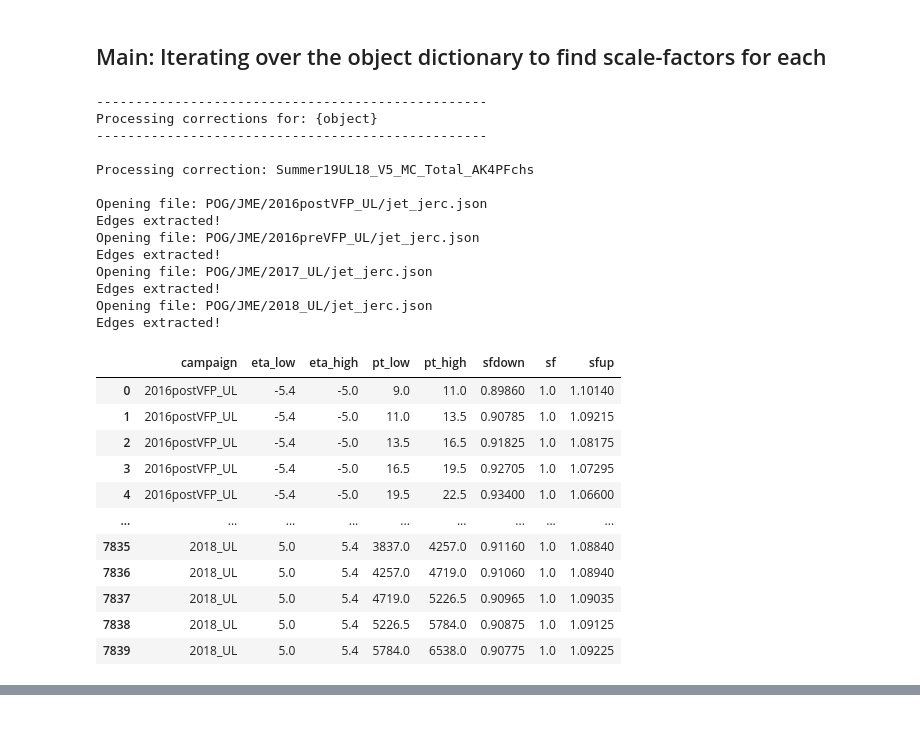
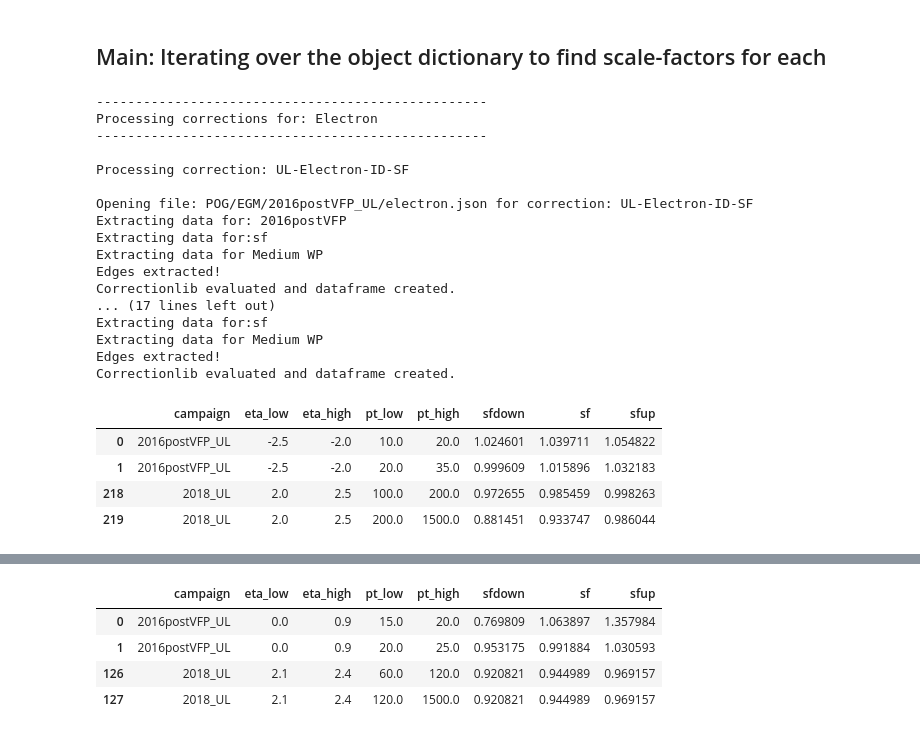
Before and after one commit to phazarik/correctionlib-to-text, a Jupyter notebook: extractCorrectionlibScaleFactors.ipynb, the cells around one changed output, grey strips where cells are left out. Drawn from its saved outputs; the diff is of its cells as text; code cells hidden in the pictures.

Commit message:
JER-JEC,pTres, bJet corrections added. Working version.

```diff
--- a/extractCorrectionlibScaleFactors.ipynb
+++ b/extractCorrectionlibScaleFactors.ipynb
@@ -258,11 +446,13 @@ Function for jets loaded.
 # %% [markdown]
 ## Main: Iterating over the object dictionary to find scale-factors for each
 # %%
+%%time
+
 for obj, val in objectdict.items():
 
-    if obj != 'Jet-JER': continue ### For testing purposes
+    #if obj not in ['bJet']: continue ### For testing purposes
 
-    print(f'\n'+'-'*50+'\n\033[032mProcessing corrections for: {object}\033[0m\n'+'-'*50)
+    print(f'\n'+'-'*50+f'\n\033[032mProcessing corrections for: {obj}\033[0m\n'+'-'*50)
     basedir = val['basedir']
     outdir = val['outdir']
     os.makedirs(outdir, exist_ok=True)
@@ -281,64 +471,77 @@ for obj, val in objectdict.items():
 
         data = []
         for filename, campaign in files:
-            print(f'Opening file: {filename}')
+            print(f'Opening file: {filename} for correction: {correction}')
             if obj == 'Electron': extracted_data = parse_electron_sf(filename, correction, campaign)
-            if obj == 'Muon':     extracted_data = parse_muon_sf(filename, correction, campaign)
-            if obj == 'Jet-JER':
+            elif obj == 'Muon':   extracted_data = parse_muon_sf(filename, correction, campaign)
+            elif obj == 'bJet':   extracted_data = parse_bjet_eff(filename, correction, campaign)
+            elif obj =='Jet-JEC':
                 if correction == 'Summer19UL18_V5_MC_Total_AK4PFchs':
                     if   '2016preVFP'  in campaign: correction = 'Summer19UL16APV_V7_MC_Total_AK4PFchs'
                     elif '2016postVFP' in campaign: correction = 'Summer19UL16_V7_MC_Total_AK4PFchs'
                     elif '2017'        in campaign: correction = 'Summer19UL17_V5_MC_Total_AK4PFchs'
-                #print(campaign, '\t', correction)
-                extracted_data = parse_jet_jer_sf(filename, correction, campaign)
+                    extracted_data = parse_jet_jec_sf(filename, correction, campaign)
                 correction = 'Summer19UL18_V5_MC_Total_AK4PFchs' ### return to previous so that this loop can happen again.
+            elif obj == 'Jet-JER':
+                if correction == 'Summer19UL18_JRV2_MC_ScaleFactor_AK4PFchs':
+                    if   '2016preVFP'  in campaign: correction = 'Summer20UL16APV_JRV3_MC_ScaleFactor_AK4PFchs'
+                    elif '2016postVFP' in campaign: correction = 'Summer20UL16_JRV3_MC_ScaleFactor_AK4PFchs'
+                    elif '2017'        in campaign: correction = 'Summer19UL17_JRV2_MC_ScaleFactor_AK4PFchs'
+                    extracted_data = parse_jet_jer_sf(filename, correction, campaign)
+                correction = 'Summer19UL18_JRV2_MC_ScaleFactor_AK4PFchs'  ### return to previous so that this loop can happen again.
+            elif obj == 'Jet-pT':
+                if correction == 'Summer19UL18_JRV2_MC_PtResolution_AK4PFchs':
+                    if   '2016preVFP'  in campaign: correction = 'Summer20UL16APV_JRV3_MC_PtResolution_AK4PFchs'
+                    elif '2016postVFP' in campaign: correction = 'Summer20UL16_JRV3_MC_PtResolution_AK4PFchs'
+                    elif '2017'        in campaign: correction = 'Summer19UL17_JRV2_MC_PtResolution_AK4PFchs'
+                    extracted_data = parse_jet_ptres_sf(filename, correction, campaign)
+                correction = 'Summer19UL18_JRV2_MC_PtResolution_AK4PFchs' ### return to previous so that this loop can happen again.
+
             data.append(extracted_data)
 
         data = pd.concat(data, ignore_index=True)
         columns_to_round = ['sfdown', 'sf', 'sfup']
+        existing_columns = [col for col in columns_to_round if col in data.columns]  ### Filter existing columns
         if data.empty:
-            print('\033[31mDataframe empty. Skipping this.\033[0m')
+            warning(f'Dataframe empty. Skipping correction: {correction}')
             continue
-
-        data[columns_to_round] = data[columns_to_round].round(6)
-        display(data)
+        data[existing_columns] = data[existing_columns].round(6)
+        display(pd.concat([data.head(2), data.tail(2)]))
 
         outfile = os.path.join(val['outdir'], output_filename)
         with open(outfile, 'w') as f:
             for index, row in data.iterrows():
                 ### Text formatting:
                 formatted_row = ""
                 for i, column in enumerate(data.columns):
                     if i == 0:                       formatted_row += f"{str(row[column]):<20}"
                     elif column in columns_to_round: formatted_row += f"{str(row[column]):<12}"
                     else:                            formatted_row += f"{str(row[column]):<8}"
                 f.write(formatted_row.strip() + "\n")
 
         print(f"Data written to {outfile}")
+
+print('\nDone!\n')
 # %% [output]
 --------------------------------------------------
-Processing corrections for: {object}
+Processing corrections for: Electron
 --------------------------------------------------
 
-Processing correction: Summer19UL18_V5_MC_Total_AK4PFchs
+Processing correction: UL-Electron-ID-SF
 
-Opening file: POG/JME/2016postVFP_UL/jet_jerc.json
+Opening file: POG/EGM/2016postVFP_UL/electron.json for correction: UL-Electron-ID-SF
+Extracting data for: 2016postVFP
+Extracting data for:sf
+Extracting data for Medium WP
 Edges extracted!
-Opening file: POG/JME/2016preVFP_UL/jet_jerc.json
+Correctionlib evaluated and dataframe created.
+... (17 lines left out)
+Extracting data for:sf
+Extracting data for Medium WP
 Edges extracted!
-Opening file: POG/JME/2017_UL/jet_jerc.json
-Edges extracted!
-Opening file: POG/JME/2018_UL/jet_jerc.json
-Edges extracted!
+Correctionlib evaluated and dataframe created.
 |  | campaign | eta_low | eta_high | pt_low | pt_high | sfdown | sf | sfup |
-| 0 | 2016postVFP_UL | -5.4 | -5.0 | 9.0 | 11.0 | 0.89860 | 1.0 | 1.10140 |
-| 1 | 2016postVFP_UL | -5.4 | -5.0 | 11.0 | 13.5 | 0.90785 | 1.0 | 1.09215 |
-| 2 | 2016postVFP_UL | -5.4 | -5.0 | 13.5 | 16.5 | 0.91825 | 1.0 | 1.08175 |
-| 3 | 2016postVFP_UL | -5.4 | -5.0 | 16.5 | 19.5 | 0.92705 | 1.0 | 1.07295 |
-| 4 | 2016postVFP_UL | -5.4 | -5.0 | 19.5 | 22.5 | 0.93400 | 1.0 | 1.06600 |
-| ... | ... | ... | ... | ... | ... | ... | ... | ... |
-| 7835 | 2018_UL | 5.0 | 5.4 | 3837.0 | 4257.0 | 0.91160 | 1.0 | 1.08840 |
-| 7836 | 2018_UL | 5.0 | 5.4 | 4257.0 | 4719.0 | 0.91060 | 1.0 | 1.08940 |
-| 7837 | 2018_UL | 5.0 | 5.4 | 4719.0 | 5226.5 | 0.90965 | 1.0 | 1.09035 |
-| 7838 | 2018_UL | 5.0 | 5.4 | 5226.5 | 5784.0 | 0.90875 | 1.0 | 1.09125 |
-| 7839 | 2018_UL | 5.0 | 5.4 | 5784.0 | 6538.0 | 0.90775 | 1.0 | 1.09225 |
+| 0 | 2016postVFP_UL | -2.5 | -2.0 | 10.0 | 20.0 | 1.024601 | 1.039711 | 1.054822 |
+| 1 | 2016postVFP_UL | -2.5 | -2.0 | 20.0 | 35.0 | 0.999609 | 1.015896 | 1.032183 |
+| 218 | 2018_UL | 2.0 | 2.5 | 100.0 | 200.0 | 0.972655 | 0.985459 | 0.998263 |
+| 219 | 2018_UL | 2.0 | 2.5 | 200.0 | 1500.0 | 0.881451 | 0.933747 | 0.986044 |
@@ -345,0 +568,5 @@ Edges extracted!
+|  | campaign | eta_low | eta_high | pt_low | pt_high | sfdown | sf | sfup |
+| 0 | 2016postVFP_UL | 0.0 | 0.9 | 15.0 | 20.0 | 0.769809 | 1.063897 | 1.357984 |
+| 1 | 2016postVFP_UL | 0.0 | 0.9 | 20.0 | 25.0 | 0.953175 | 0.991884 | 1.030593 |
+| 126 | 2018_UL | 2.1 | 2.4 | 60.0 | 120.0 | 0.920821 | 0.944989 | 0.969157 |
+| 127 | 2018_UL | 2.1 | 2.4 | 120.0 | 1500.0 | 0.920821 | 0.944989 | 0.969157 |
```
Also changed, not shown: parts of 5 cells of this notebook, 28 other files.
